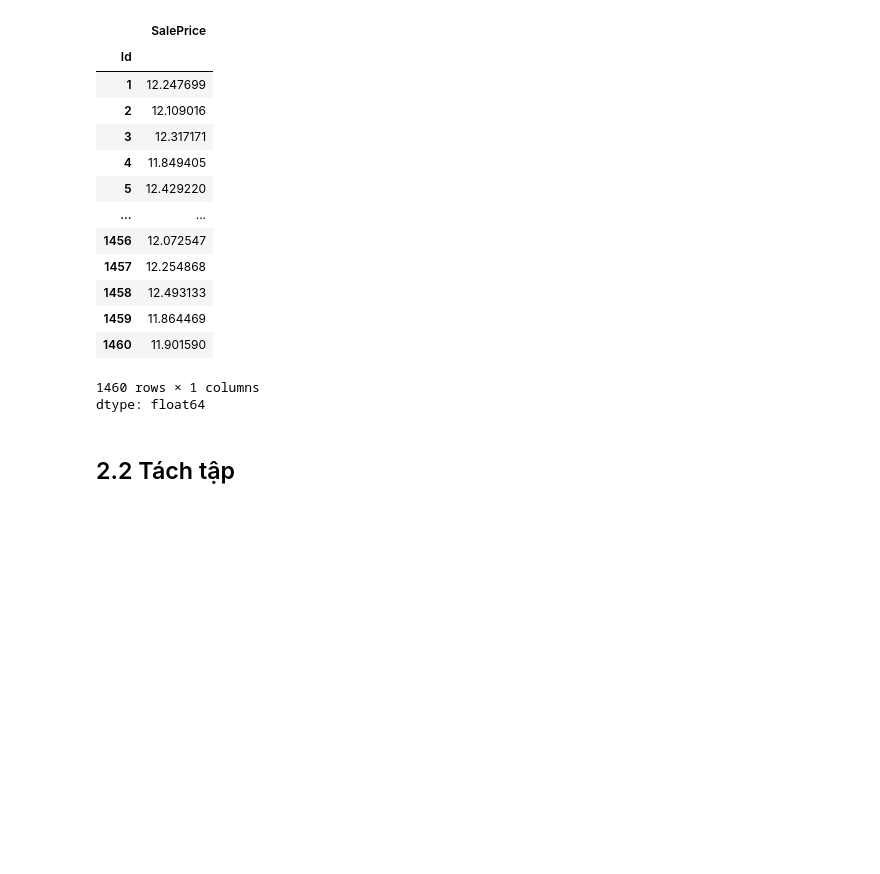
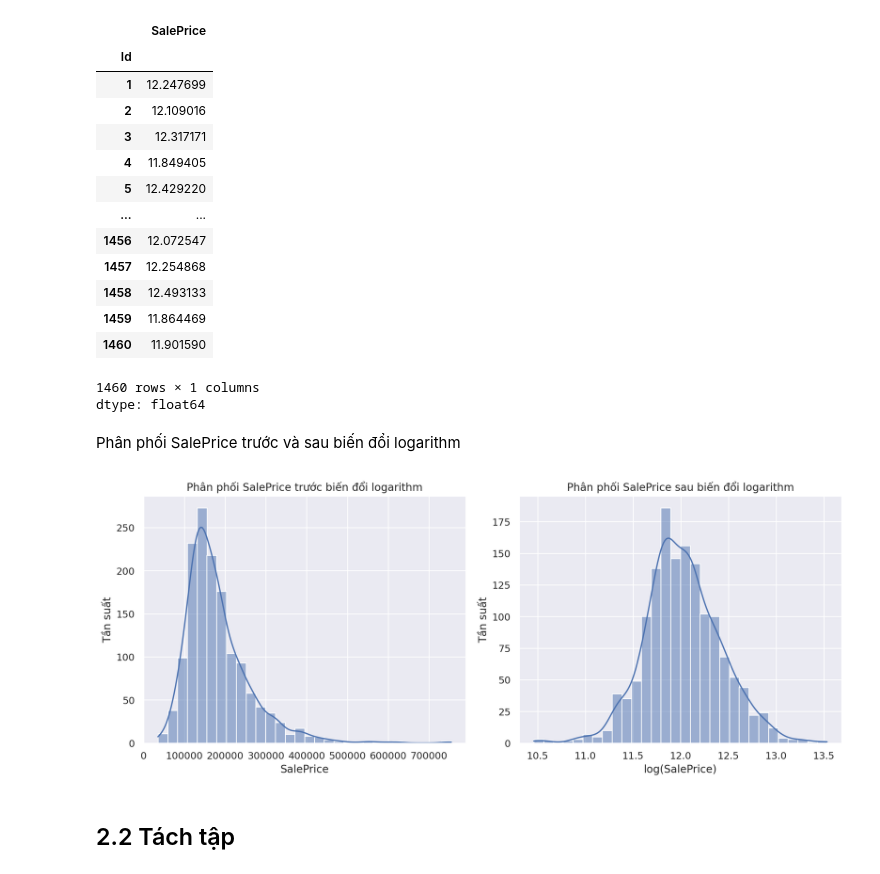
Before and after one commit to tienphat110203/HocMay, a Jupyter notebook: Notebook.ipynb, the cells around one changed output. Cells and saved outputs as stored; diff of their text form; code cells hidden in the pictures; blank space fills up the shorter version.

```diff
--- a/Notebook.ipynb
+++ b/Notebook.ipynb
@@ -294,6 +334,38 @@ data_df["SalePrice"]
 | 1460 | 11.901590 |
 1460 rows × 1 columns
 dtype: float64
+# %% [markdown]
+Phân phối SalePrice trước và sau biến đổi logarithm
+# %%
+# Load the dataset
+data_df = pd.read_csv('train.csv', index_col=0)
+
+# Select the SalePrice column
+sale_price = data_df['SalePrice']
+
+# Apply logarithm transformation
+log_sale_price = np.log1p(sale_price)  # np.log1p is used for log(1+x) to handle zero values safely
+
+# Create a figure with two subplots
+fig, (ax1, ax2) = plt.subplots(1, 2, figsize=(12, 5))
+
+# Plot histogram before logarithm transformation
+sns.histplot(sale_price, bins=30, kde=True, ax=ax1)
+ax1.set_title('Phân phối SalePrice trước biến đổi logarithm')
+ax1.set_xlabel('SalePrice')
+ax1.set_ylabel('Tần suất')
+
+# Plot histogram after logarithm transformation
+sns.histplot(log_sale_price, bins=30, kde=True, ax=ax2)
+ax2.set_title('Phân phối SalePrice sau biến đổi logarithm')
+ax2.set_xlabel('log(SalePrice)')
+ax2.set_ylabel('Tần suất')
+
+# Adjust layout
+plt.tight_layout()
+plt.show()
+# %% [output]
+[figure, added]
 # %%
 #biến đổi log cho dữ liệu số bị skewed
 numeric_feats = data_df.dtypes[data_df.dtypes != "object"].index
```
Also changed, not shown: parts of 9 cells of this notebook.
